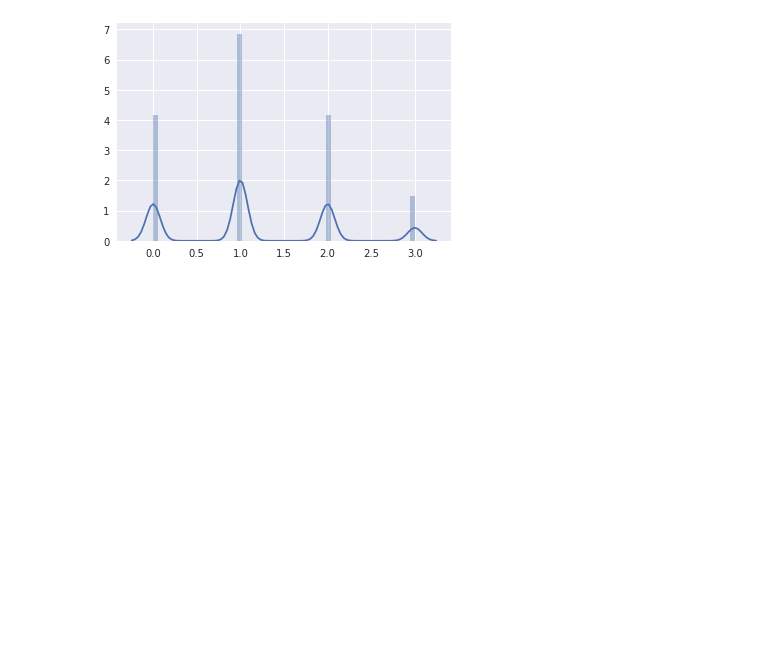
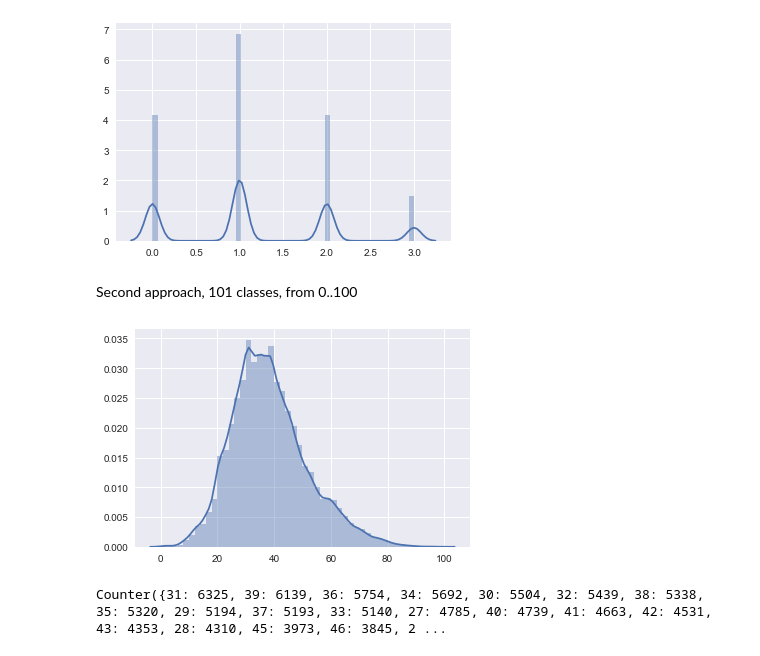
Before and after one commit to truongnmt/multi-task-learning, a Jupyter notebook: imdb-preprocess.ipynb, the cells around one changed output. Saved outputs shown, nothing was run; the diff lists cells and outputs as text; code cells hidden in the pictures; blank space fills up the shorter version.

```diff
--- a/imdb-preprocess.ipynb
+++ b/imdb-preprocess.ipynb
@@ -25,8 +25,8 @@ sns.set(color_codes=True)
 from collections import Counter
 # from skimage.transform import resize
 
-IMG_DIR = r'/home/ubuntu/coding/cnn/datasets/imdb_crop'
-MAT_FILE = r'/home/ubuntu/coding/cnn/datasets/imdb_crop/imdb.mat'
+IMG_DIR = os.path.expanduser("~")+'/coding/cnn/datasets/imdb_crop'
+MAT_FILE = os.path.expanduser("~")+'/coding/cnn/datasets/imdb_crop/imdb.mat'
 # %% [markdown]
 First, the labels, which was not easily obtained. The meta data is stored separately and in a .mat file. (Yes, matlab)!
 
@@ -144,4 +144,48 @@ sns.distplot(age);
 # %% [output]
 {0: 42500, 1: 69923, 2: 42500, 3: 15077}
 [figure]
+# %% [markdown]
+Second approach, 101 classes, from 0..100
+# %%
+raw_path = imdb_dict['full_path']
+raw_age = imdb_dict['age']
+raw_gender = imdb_dict['gender']
+raw_sface = imdb_dict['second_face_score']
+
+age = []
+gender = []
+imgs = []
+
+for i, sface in enumerate(raw_sface):
+    if np.isnan(sface) and raw_age[i] >= 0 and raw_age[i] <= 100 and not np.isnan(raw_gender[i]):
+        age_tmp = 0;
+        if len(age) == 170000:
+            break
+#         if raw_age[i] < 30 and current_age[0] < 42500:
+#             current_age[0] += 1
+#             age_tmp = 0
+#         elif raw_age[i] <= 45 and current_age[1] < 69923:
+#             current_age[1] += 1
+#             age_tmp = 1
+#         elif raw_age[i] < 60 and current_age[2] < 42500:
+#             current_age[2] += 1
+#             age_tmp = 2
+#         elif raw_age[i] >= 60 and current_age[3] < 42500:
+#             current_age[3] += 1
+#             age_tmp = 3
+#         else:
+#             continue
+        age.append(raw_age[i])
+        gender.append(raw_gender[i])
+        imgs.append(raw_path[i])
+# %%
+sns.distplot(age);
+# current_age
+# %% [output]
+[figure, added]
+# %%
+counter = Counter(age)
+print(counter)
+# %% [output]
+Counter({31: 6325, 39: 6139, 36: 5754, 34: 5692, 30: 5504, 32: 5439, 38: 5338, 35: 5320, 29: 5194, 37: 5193, 33: 5140, 27: 4785, 40: 4739, 41: 4663, 42: 4531, 43: 4353, 28: 4310, 45: 3973, 46: 3845, 2 ...
 # %%
```
Also changed, not shown: parts of 1 cell of this notebook, 4 other files.
